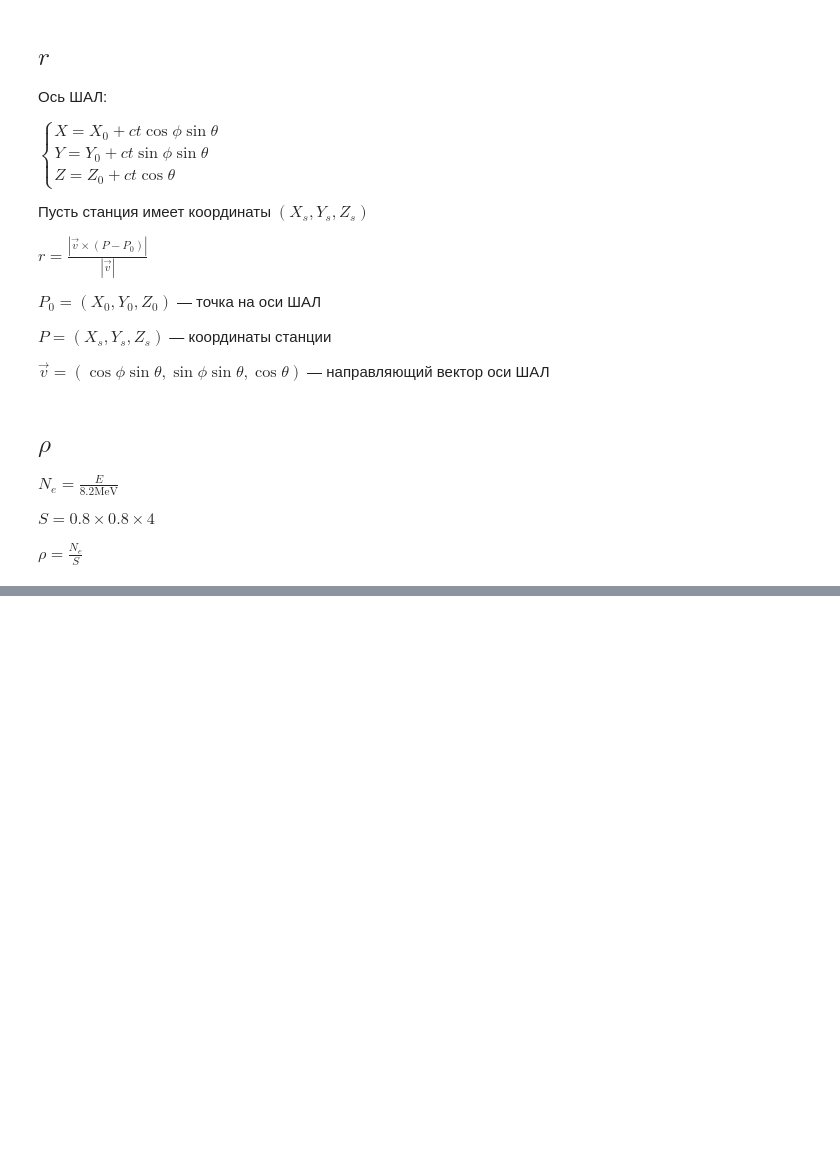
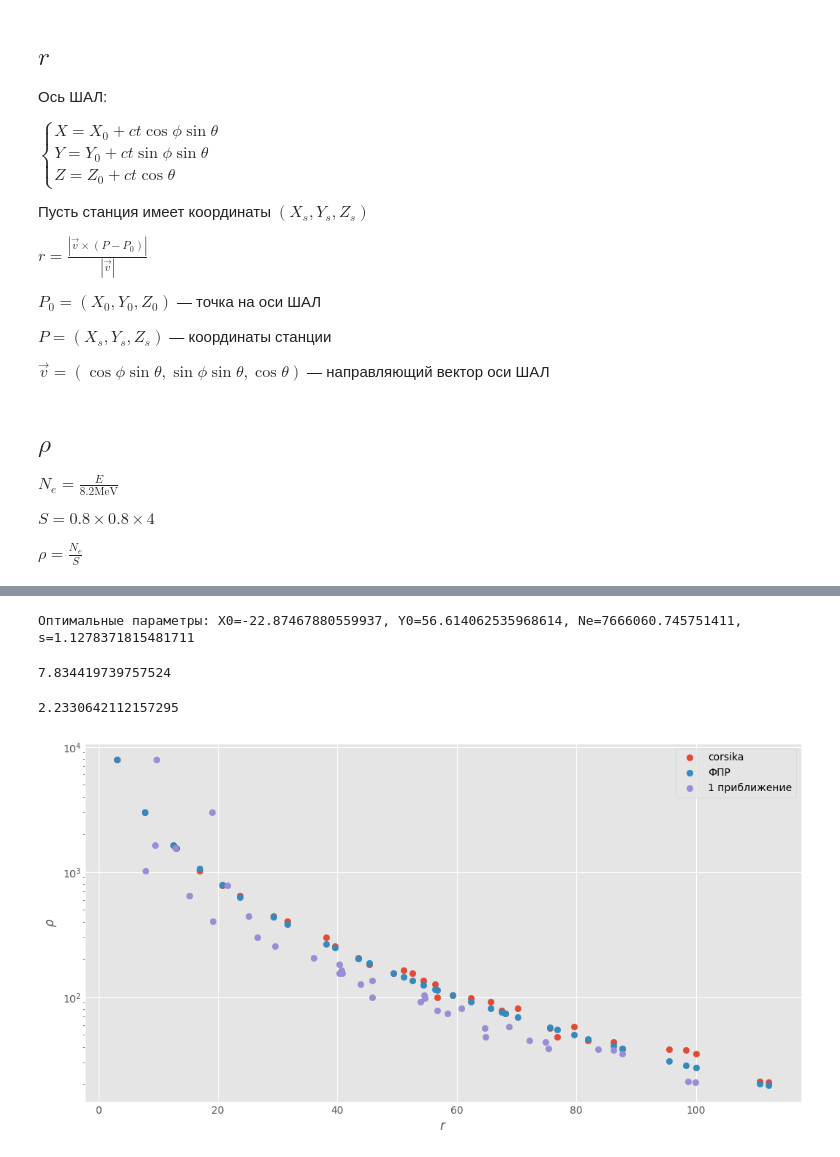
Before and after one commit to matalhim/sdf, a Jupyter notebook: corsika/main.ipynb, the cells around one changed output, grey strips where cells are left out. Cells and saved outputs as stored; diff of their text form; code cells hidden in the pictures; blank space fills up the shorter version.

```diff
--- a/corsika/main.ipynb
+++ b/corsika/main.ipynb
@@ -130,0 +170,15 @@ plt.show()
+# %%
+def loss_function(params, coordinates_df, rho, theta, phi, Z0):
+    X0, Y0, Ne, s = params
+    r = compute_r(X0, Y0, Z0, theta, phi, coordinates_df)
+    rho_calc = rho_model(r, Ne, s)
+    return np.mean((rho_calc - rho) ** 2)
+# %%
+# Начальные приближения параметров
+initial_params = [0, 0, 1e5, 2]  # X0, Y0, Ne, s
+bounds = [
+    (-100, 100),
+    (-100, 100),
+    (1, 1e10),
+    (1, 5)
+]  # Границы для оптимизации
@@ -130,0 +188,33 @@ plt.show()
+# %%
+result = differential_evolution(loss_function, bounds, args=(
+    coordinates_df, rho, theta, phi, Z0))
+# %%
+X0_opt, Y0_opt, Ne_opt, s_opt = result.x
+print(
+    f"Оптимальные параметры: X0={X0_opt}, Y0={Y0_opt}, Ne={Ne_opt}, s={s_opt}")
+# %% [output]
+Оптимальные параметры: X0=-22.87467880559937, Y0=56.614062535968614, Ne=7666060.745751411, s=1.1278371815481711
+# %%
+print(np.min(r))
+# %% [output]
+7.834419739757524
+# %%
+print(np.min(r_opt))
+# %% [output]
+2.2330642112157295
+# %%
+r_opt = compute_r(X0_opt, Y0_opt, Z0, theta, phi, coordinates_df)
+rho_fit = rho_model(r_opt, Ne_opt, s_opt)
+
+plt.figure(figsize=(10, 5))
+plt.scatter(r_opt, rho, label="corsika")
+plt.scatter(r_opt, rho_fit, label="ФПР")
+plt.scatter(r, rho, label="1 приближение")
+plt.xscale("linear")
+plt.yscale("log")
+plt.xlabel(r"$r$")
+plt.ylabel(r"$\rho$")
+plt.legend()
+plt.show()
+# %% [output]
+[figure, added]
```
Also changed, not shown: parts of 10 cells of this notebook.
